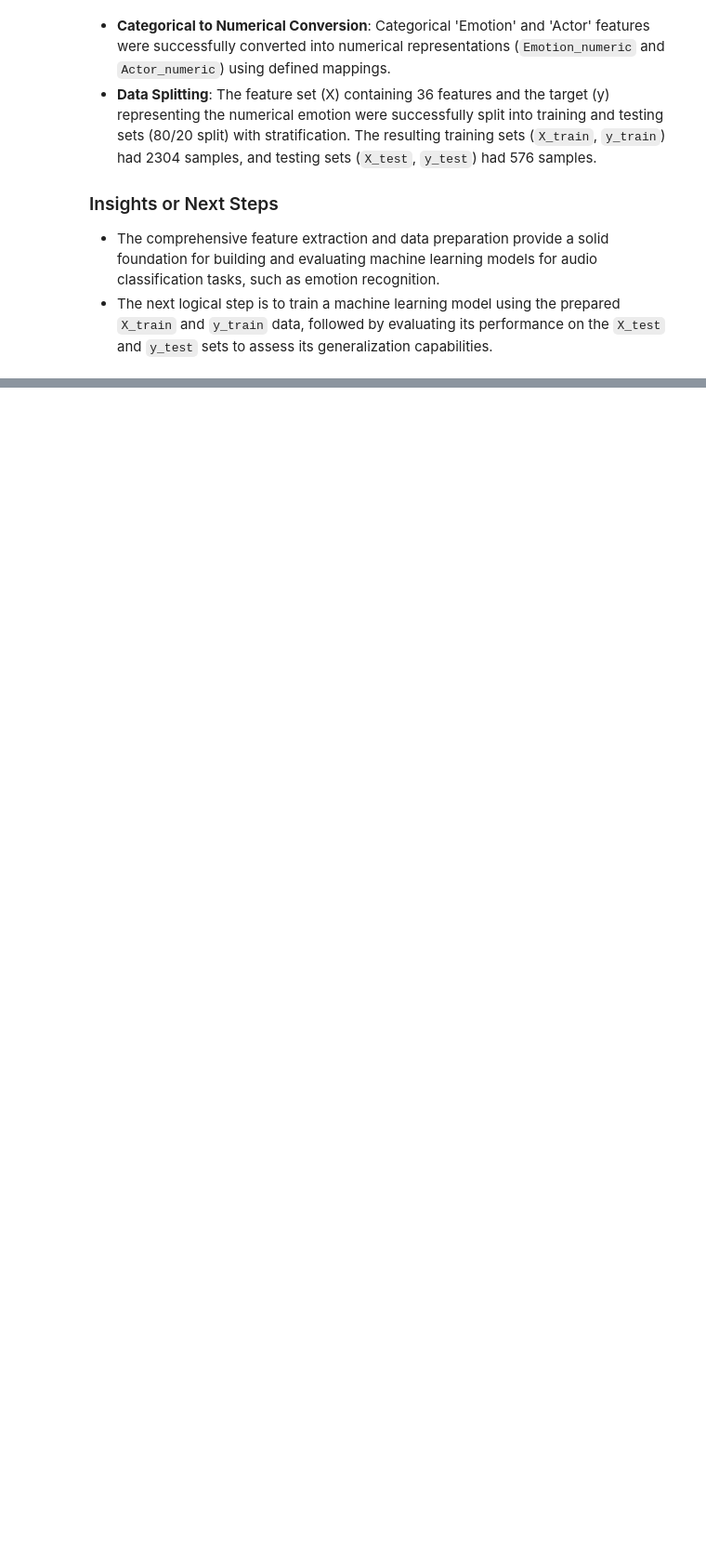
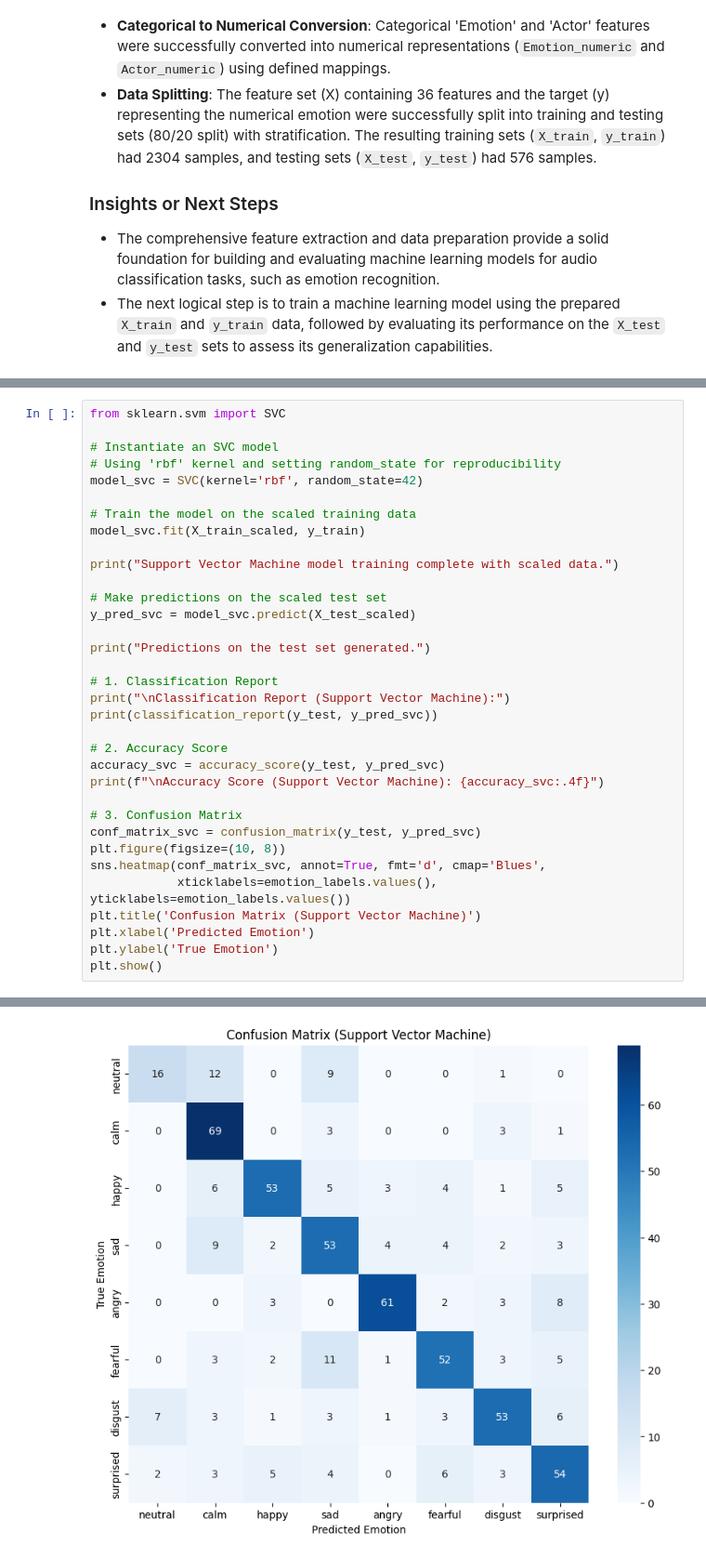
Before and after one commit to ajmainrahman/Supervised-Machine-Learning-ProblemTypes-Tasks-UseCases, a Jupyter notebook: Speech_Emotion_Classification.ipynb, the cells around one changed output, grey strips where cells are left out. Shown at 93% size. Drawn from its saved outputs; the diff is of its cells as text; blank space fills up the shorter version.

```diff
--- a/Speech_Emotion_Classification.ipynb
+++ b/Speech_Emotion_Classification.ipynb
@@ -651,0 +854,35 @@ Summarize the overall process of audio file processing, the types of features ex
+# %%
+from sklearn.svm import SVC
+
+# Instantiate an SVC model
+# Using 'rbf' kernel and setting random_state for reproducibility
+model_svc = SVC(kernel='rbf', random_state=42)
+
+# Train the model on the scaled training data
+model_svc.fit(X_train_scaled, y_train)
+
+print("Support Vector Machine model training complete with scaled data.")
+
+# Make predictions on the scaled test set
+y_pred_svc = model_svc.predict(X_test_scaled)
+
+print("Predictions on the test set generated.")
+
+# 1. Classification Report
+print("\nClassification Report (Support Vector Machine):")
+print(classification_report(y_test, y_pred_svc))
+
+# 2. Accuracy Score
+accuracy_svc = accuracy_score(y_test, y_pred_svc)
+print(f"\nAccuracy Score (Support Vector Machine): {accuracy_svc:.4f}")
+
+# 3. Confusion Matrix
+conf_matrix_svc = confusion_matrix(y_test, y_pred_svc)
+plt.figure(figsize=(10, 8))
+sns.heatmap(conf_matrix_svc, annot=True, fmt='d', cmap='Blues',
+            xticklabels=emotion_labels.values(), yticklabels=emotion_labels.values())
+plt.title('Confusion Matrix (Support Vector Machine)')
+plt.xlabel('Predicted Emotion')
+plt.ylabel('True Emotion')
+plt.show()
+# %% [output]
@@ -651,0 +906 @@ Summarize the overall process of audio file processing, the types of features ex
+[figure, added]
```
Also changed, not shown: parts of 31 cells of this notebook.
